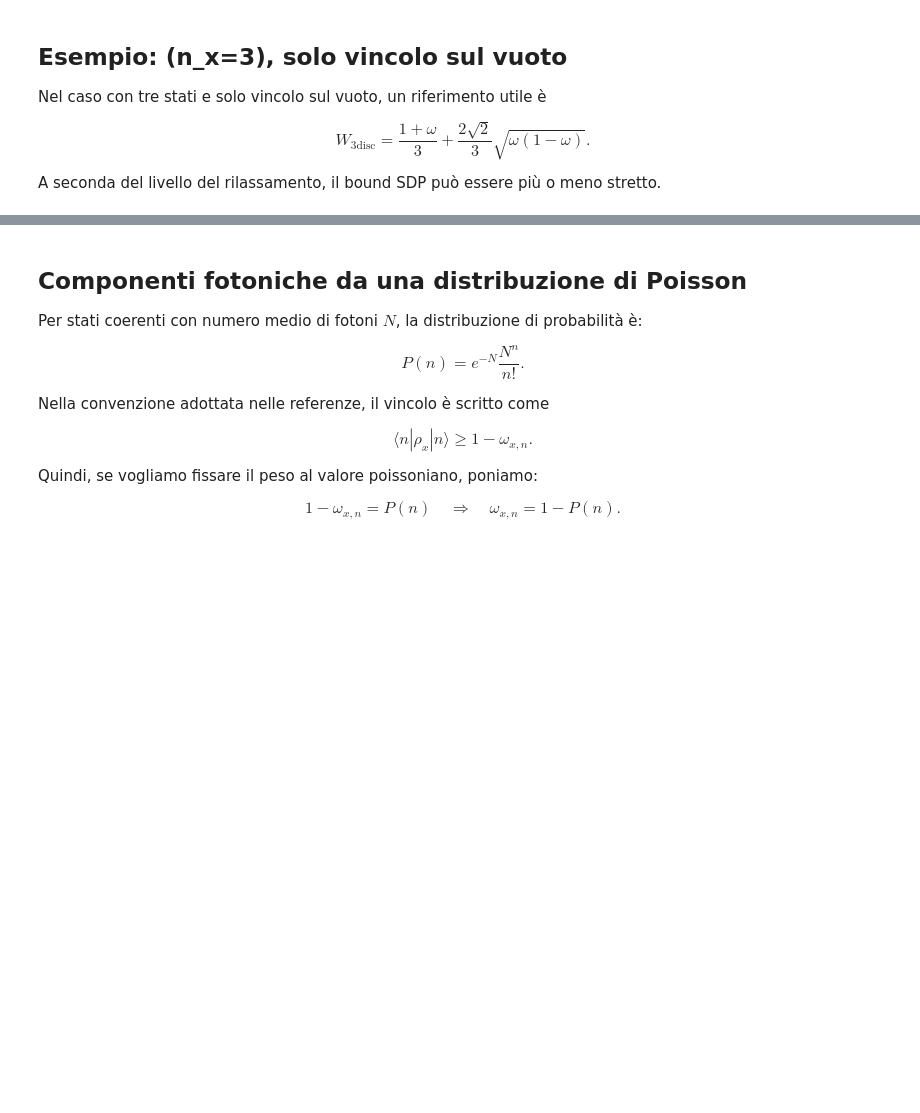
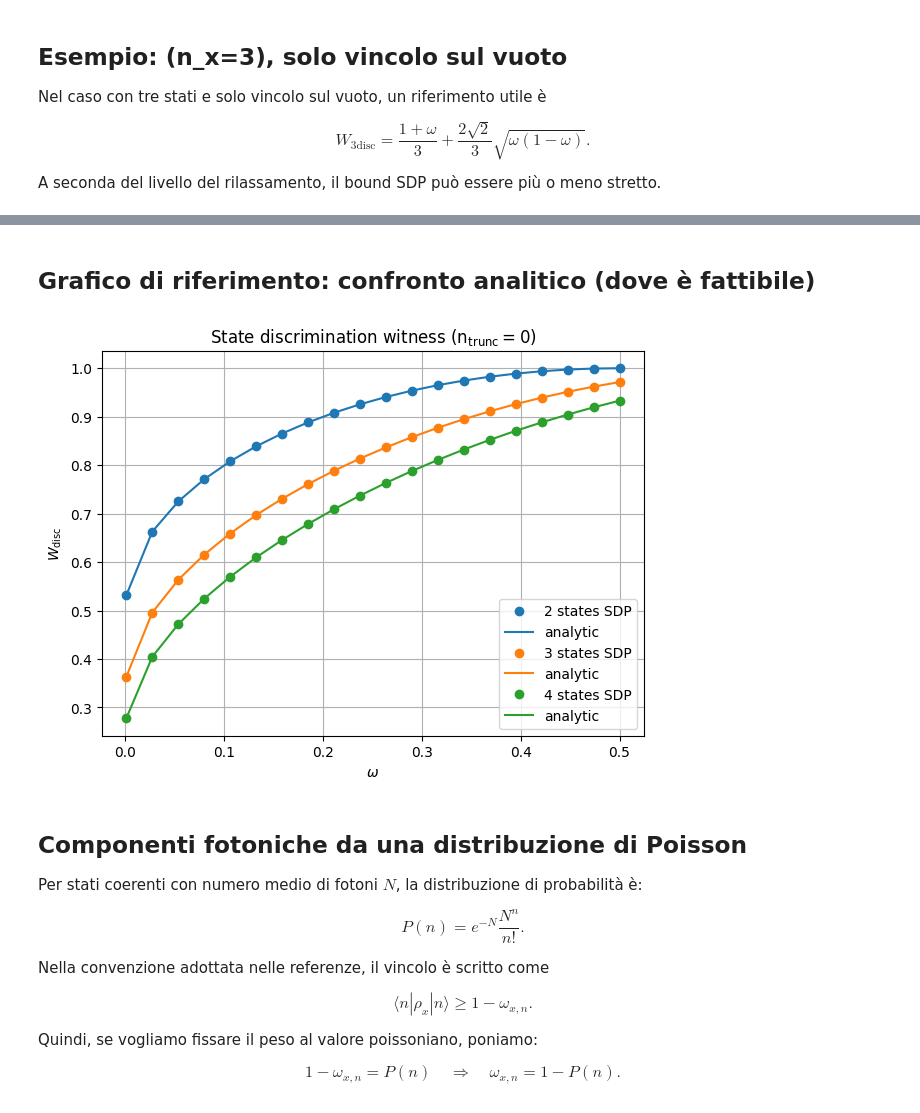
Before and after one commit to gigits02/SDP, a Jupyter notebook: nstates.ipynb, the cells around one changed output, grey strips where cells are left out. Cells and saved outputs as stored; diff of their text form; code cells hidden in the pictures; blank space fills up the shorter version.

```diff
--- a/nstates.ipynb
+++ b/nstates.ipynb
@@ -440,3 +470,21 @@ omega=0.500 | SDP=0.9714044960 | reference=0.9714045208 | diff=2.48e-08 | status
+# %% [markdown]
+## Grafico di riferimento: confronto analitico (dove è fattibile)
+# %%
+plt.figure(figsize=(7, 5))
+plt.plot(omegas, results_2, "o", color="tab:blue", label="2 states SDP")
+plt.plot(omegas, analytics2, "-", color="tab:blue", label="analytic")
+plt.plot(omegas, results_3, "o", color="tab:orange", label="3 states SDP")
+plt.plot(omegas, analytics3, "-", color="tab:orange", label="analytic")
+plt.plot(omegas, results_4, "o", color="tab:green", label="4 states SDP")
+plt.plot(omegas, analytics4, "-", color="tab:green", label="analytic")
+plt.xlabel(r"$\omega$")
+plt.ylabel(r"$W_{\mathrm{disc}}$")
+plt.title(r"State discrimination witness ($\mathrm{n_{trunc}}=0$)")
+plt.legend()
+plt.grid(True)
+plt.show()
+# %% [output]
+[figure, added]
 # %% [markdown]
 ## Componenti fotoniche da una distribuzione di Poisson
 
```
Also changed, not shown: parts of 6 cells of this notebook.
